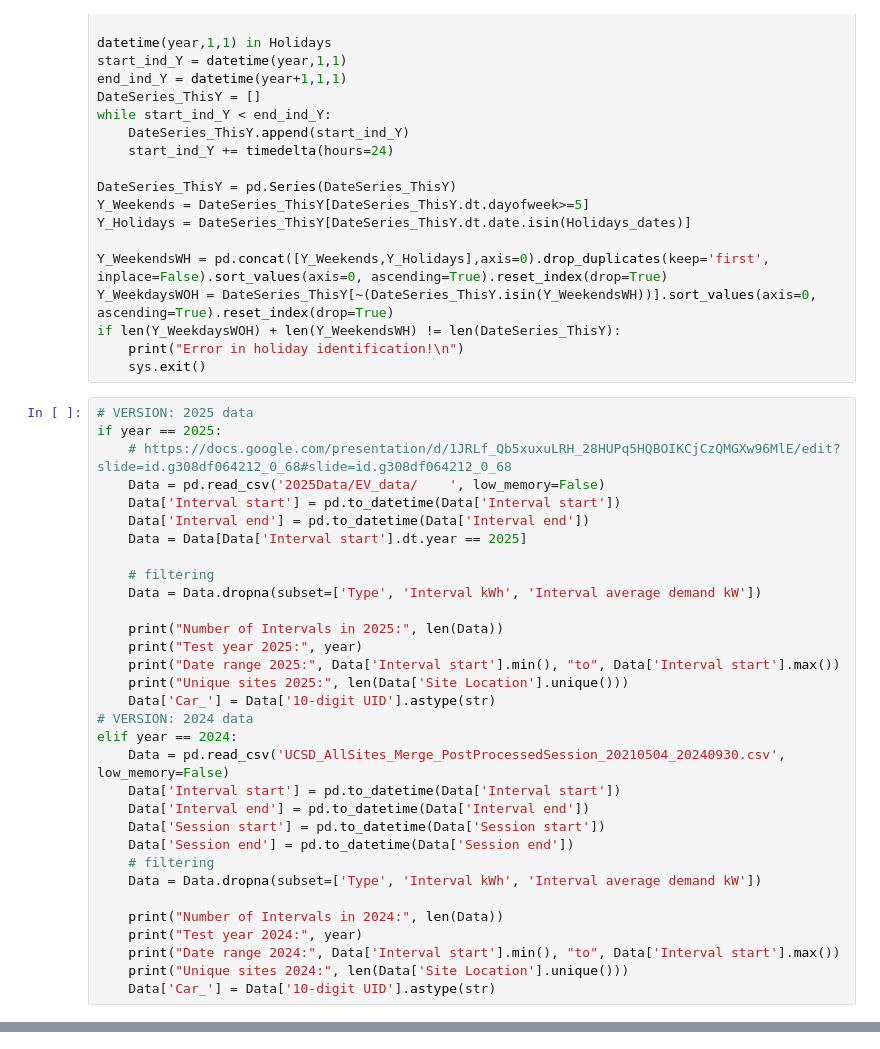
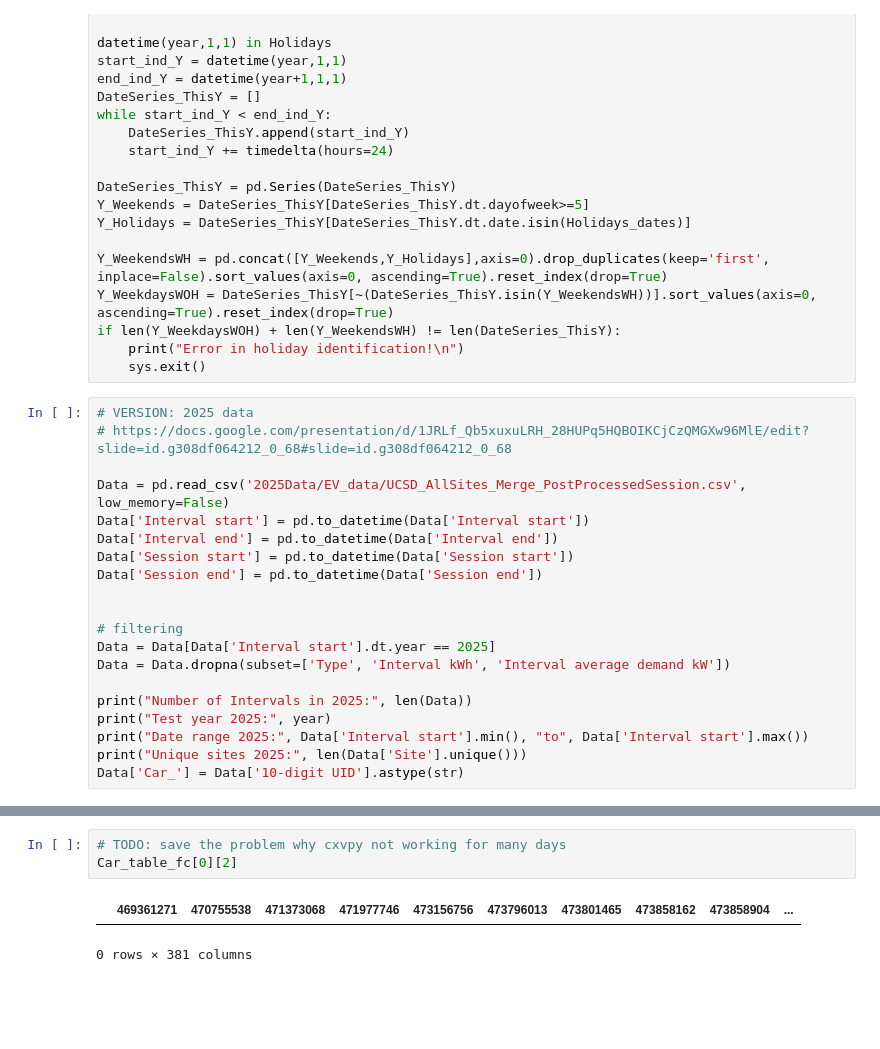
Before and after one commit to Yizhan-Gu/UpscaledEV, a Jupyter notebook: upscaledev_baseline.ipynb, the cells around one changed output, grey strips where cells are left out. Cells and saved outputs as stored; diff of their text form; blank space fills up the shorter version.

```diff
--- a/upscaledev_baseline.ipynb
+++ b/upscaledev_baseline.ipynb
@@ -143,34 +142,22 @@ if len(Y_WeekdaysWOH) + len(Y_WeekendsWH) != len(DateSeries_ThisY):
     sys.exit()
 # %%
 # VERSION: 2025 data
-if year == 2025:
-    # https://docs.google.com/presentation/d/1JRLf_Qb5xuxuLRH_28HUPq5HQBOIKCjCzQMGXw96MlE/edit?slide=id.g308df064212_0_68#slide=id.g308df064212_0_68
-    Data = pd.read_csv('2025Data/EV_data/    ', low_memory=False)
-    Data['Interval start'] = pd.to_datetime(Data['Interval start'])
-    Data['Interval end'] = pd.to_datetime(Data['Interval end'])
-    Data = Data[Data['Interval start'].dt.year == 2025]
+# https://docs.google.com/presentation/d/1JRLf_Qb5xuxuLRH_28HUPq5HQBOIKCjCzQMGXw96MlE/edit?slide=id.g308df064212_0_68#slide=id.g308df064212_0_68
 
-    # filtering
-    Data = Data.dropna(subset=['Type', 'Interval kWh', 'Interval average demand kW'])
+Data = pd.read_csv('2025Data/EV_data/UCSD_AllSites_Merge_PostProcessedSession.csv', low_memory=False)
+Data['Interval start'] = pd.to_datetime(Data['Interval start'])
+Data['Interval end'] = pd.to_datetime(Data['Interval end'])
+Data['Session start'] = pd.to_datetime(Data['Session start'])
+Data['Session end'] = pd.to_datetime(Data['Session end'])
 
-    print("Number of Intervals in 2025:", len(Data))
-    print("Test year 2025:", year)
-    print("Date range 2025:", Data['Interval start'].min(), "to", Data['Interval start'].max())
-    print("Unique sites 2025:", len(Data['Site Location'].unique()))
-    Data['Car_'] = Data['10-digit UID'].astype(str)
-# VERSION: 2024 data
-elif year == 2024:
-    Data = pd.read_csv('UCSD_AllSites_Merge_PostProcessedSession_20210504_20240930.csv', low_memory=False)
-    Data['Interval start'] = pd.to_datetime(Data['Interval start'])
-    Data['Interval end'] = pd.to_datetime(Data['Interval end'])
-    Data['Session start'] = pd.to_datetime(Data['Session start'])
-    Data['Session end'] = pd.to_datetime(Data['Session end'])
-    # filtering
-    Data = Data.dropna(subset=['Type', 'Interval kWh', 'Interval average demand kW'])
 
-    print("Number of Intervals in 2024:", len(Data))
-    print("Test year 2024:", year)
-    print("Date range 2024:", Data['Interval start'].min(), "to", Data['Interval start'].max())
-    print("Unique sites 2024:", len(Data['Site Location'].unique()))
-    Data['Car_'] = Data['10-digit UID'].astype(str)
+# filtering
+Data = Data[Data['Interval start'].dt.year == 2025]
+Data = Data.dropna(subset=['Type', 'Interval kWh', 'Interval average demand kW'])
+
+print("Number of Intervals in 2025:", len(Data))
+print("Test year 2025:", year)
+print("Date range 2025:", Data['Interval start'].min(), "to", Data['Interval start'].max())
+print("Unique sites 2025:", len(Data['Site'].unique()))
+Data['Car_'] = Data['10-digit UID'].astype(str)
 # %% [output]
@@ -180,0 +1015,6 @@ ValueError: time data "02-02-2023 08:30:00" doesn't match format "%m/%d/%Y %H:%M
+# %%
+# TODO: save the problem why cxvpy not working for many days
+Car_table_fc[0][2]
+# %% [output]
+|  | 469361271 | 470755538 | 471373068 | 471977746 | 473156756 | 473796013 | 473801465 | 473858162 | 473858904 | ... |
+0 rows × 381 columns
```
Also changed, not shown: parts of 4 cells of this notebook, 32 other files.
